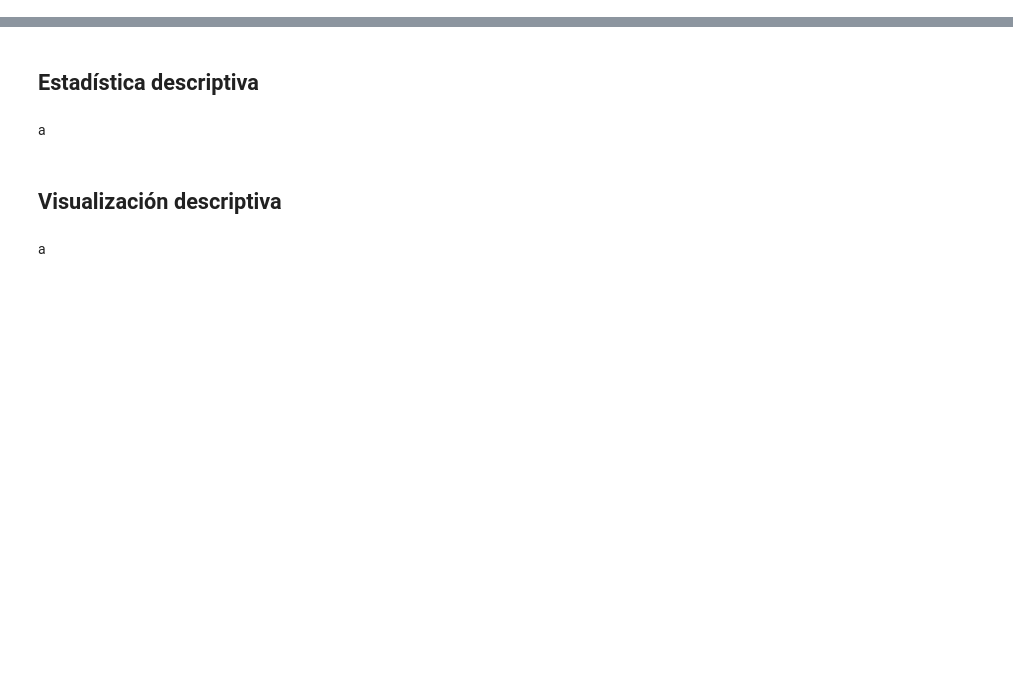
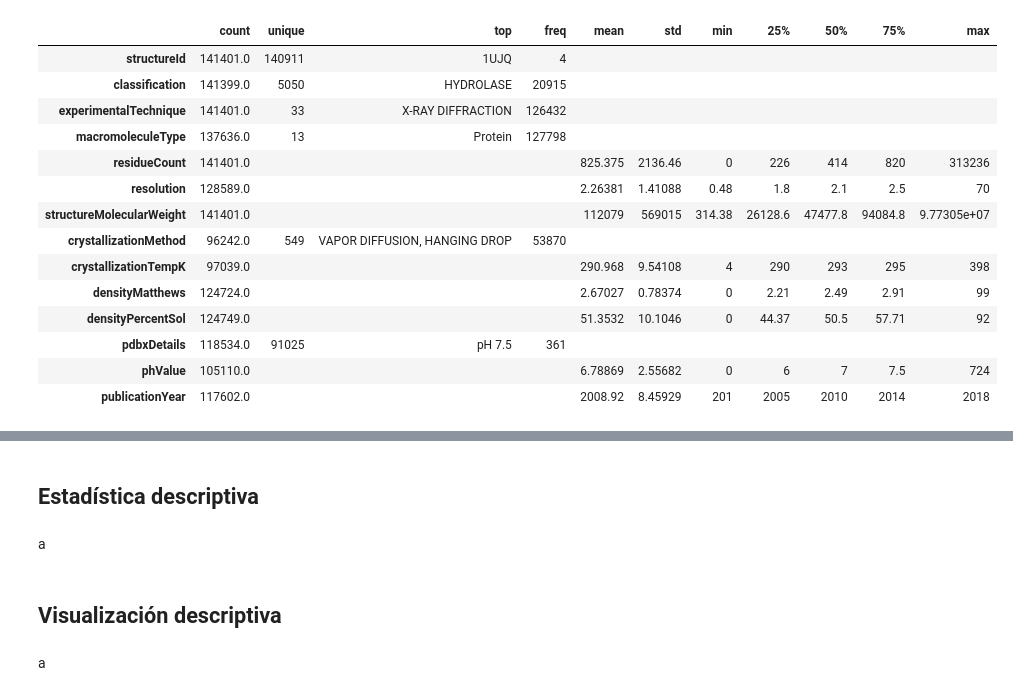
Before and after one commit to brunomb97/mat281-proyecto, a Jupyter notebook: resultados.ipynb, the cells around one changed output, grey strips where cells are left out. Saved outputs shown, nothing was run; the diff lists cells and outputs as text; code cells hidden in the pictures; blank space fills up the shorter version.

```diff
--- a/resultados.ipynb
+++ b/resultados.ipynb
@@ -12,0 +111,18 @@ a
+# %%
+pdb_no_dups.describe(include="all").T.fillna("")
+# %% [output]
+|  | count | unique | top | freq | mean | std | min | 25% | 50% | 75% | max |
+| structureId | 141401.0 | 140911 | 1UJQ | 4 |  |  |  |  |  |  |  |
+| classification | 141399.0 | 5050 | HYDROLASE | 20915 |  |  |  |  |  |  |  |
+| experimentalTechnique | 141401.0 | 33 | X-RAY DIFFRACTION | 126432 |  |  |  |  |  |  |  |
+| macromoleculeType | 137636.0 | 13 | Protein | 127798 |  |  |  |  |  |  |  |
+| residueCount | 141401.0 |  |  |  | 825.375 | 2136.46 | 0 | 226 | 414 | 820 | 313236 |
+| resolution | 128589.0 |  |  |  | 2.26381 | 1.41088 | 0.48 | 1.8 | 2.1 | 2.5 | 70 |
+| structureMolecularWeight | 141401.0 |  |  |  | 112079 | 569015 | 314.38 | 26128.6 | 47477.8 | 94084.8 | 9.77305e+07 |
+| crystallizationMethod | 96242.0 | 549 | VAPOR DIFFUSION, HANGING DROP | 53870 |  |  |  |  |  |  |  |
+| crystallizationTempK | 97039.0 |  |  |  | 290.968 | 9.54108 | 4 | 290 | 293 | 295 | 398 |
+| densityMatthews | 124724.0 |  |  |  | 2.67027 | 0.78374 | 0 | 2.21 | 2.49 | 2.91 | 99 |
+| densityPercentSol | 124749.0 |  |  |  | 51.3532 | 10.1046 | 0 | 44.37 | 50.5 | 57.71 | 92 |
+| pdbxDetails | 118534.0 | 91025 | pH 7.5 | 361 |  |  |  |  |  |  |  |
+| phValue | 105110.0 |  |  |  | 6.78869 | 2.55682 | 0 | 6 | 7 | 7.5 | 724 |
+| publicationYear | 117602.0 |  |  |  | 2008.92 | 8.45929 | 201 | 2005 | 2010 | 2014 | 2018 |
```
Also changed, not shown: parts of 25 cells of this notebook, 2 other files.
